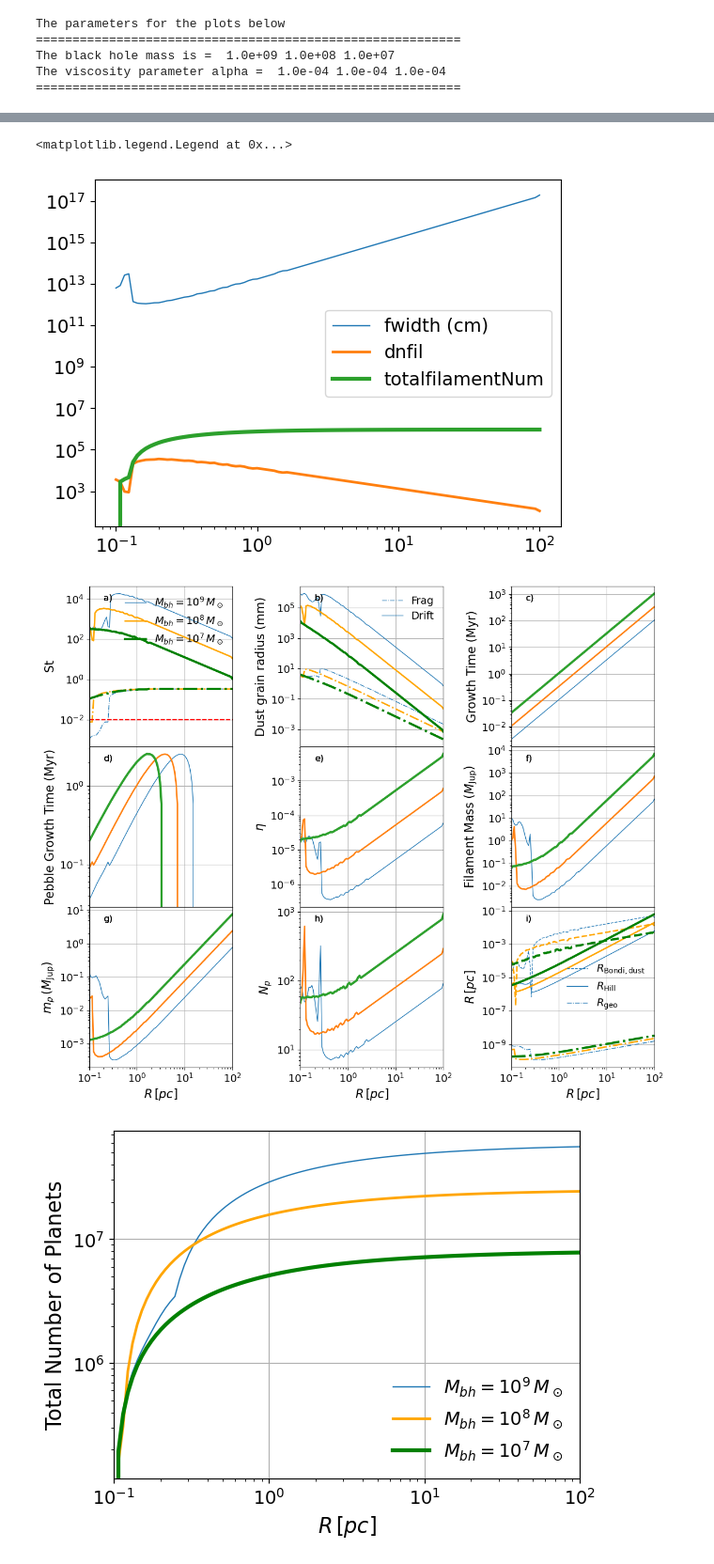
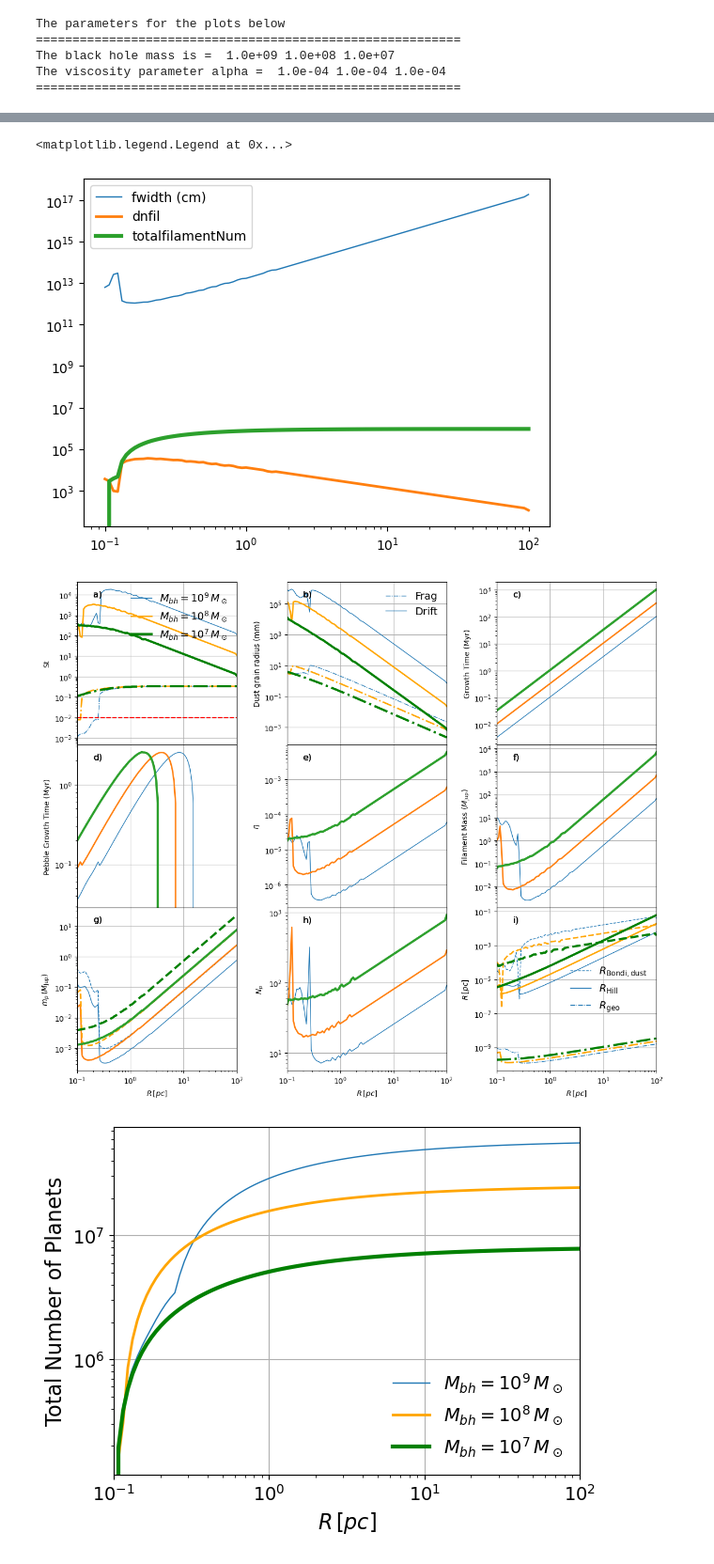
Before and after one commit to mbhupe/EmbeddedAGN, a Jupyter notebook: planetsAGN-magnetic_work.ipynb, the cells around one changed output, grey strips where cells are left out. Shown at 94% size. Drawn from its saved outputs; the diff is of its cells as text; code cells hidden in the pictures.

Commit message:
Add files via upload
Liu+20 planet mmin updated

```diff
--- a/planetsAGN-magnetic_work.ipynb
+++ b/planetsAGN-magnetic_work.ipynb
@@ -367,7 +367,11 @@ def readstreamingInstability(alpha,Mbh):
     rmax = np.max(r)
     totaldustmass = np.pi*(rmax**2 - rmin**2)*Sigma*Zfil
     # print(totaldustmass)
+    gravityparamater = (4.*np.pi*G*rho/Omega**2.)
+
     mmin  = 1/9. * (alpha/(St*Sc))**1.5 * h**3 * M #Klahr+2020
+
+    mmin_Liu = 3.7e-9*(Z/0.02)**0.5 *(gravityparamater/np.pi)**1.5*(h/0.05)**3. * M #Liu, B.+ 2020
 
     Ntot  = filament_mass/mmin
 
@@ -412,6 +416,7 @@ def readstreamingInstability(alpha,Mbh):
              'filamentmass': ["Filament Mass $(M_\mathrm{Jup})$", filament_mass/Mjup],
              'roche_density': ["Roche Density", roche_density],
              'mmin/Mjup': ["$m_p\,(M_\mathrm{Jup})$", mmin/Mjup],
+             'mminLiu/Mjup': ["$m_{p,Liu}\,(M_\mathrm{Jup})$", mmin_Liu/Mjup],
              'Rgeo': [r"$R\,[pc]$", Rgeo/pc],
              'RBondi_gas': [r"$R\,[pc]$", RBondi_gas/pc],
              'RBondi_dust': [r"$R\,[pc]$", RBondi_dust/pc],
@@ -446,7 +451,7 @@ plt.yscale('log')
 plt.legend()
 # %% [output]
 <matplotlib.legend.Legend at 0x...>
-[figure, old version]
+[figure, new version]
 # %%
 f, ax = plt.subplots(3, 3, figsize=(12, 10), sharex=True, gridspec_kw=dict(hspace=0), tight_layout=True)
 def plotstreaming(param,color,lw,variable,counter,cutr):
@@ -467,6 +472,8 @@ def plotstreaming(param,color,lw,variable,counter,cutr):
     #ax[1][2].plot(param['rrs'][1][cutr:], param['roche_density'][1][cutr:],lw=lw)
 
     ax[2][0].plot(param['rrs'][1][cutr:], param['mmin/Mjup'][1][cutr:],lw=lw)
+    ax[2][0].plot(param['rrs'][1][cutr:], param['mminLiu/Mjup'][1][cutr:],lw=lw,linestyle='--',color=color)
+
 
     ax[2][1].plot(param['rrs'][1][cutr:], param['Ntot (Filament Mass) '][1][cutr:],lw=lw)
     ax[2][2].plot(param['rrs'][1][cutr:], param['RBondi_dust'][1][cutr:],color=color,lw=lw,linestyle='--',label=r'$R_{\rm Bondi,dust}$')
@@ -502,34 +509,34 @@ def plotstreaming(param,color,lw,variable,counter,cutr):
     ax[0][0].text(0.1, 0.95, "a)",transform=ax[0][0].transAxes, fontsize=12,va="top")
     ax[0][1].text(0.1, 0.95, "b)",transform=ax[0][1].transAxes, fontsize=12,va="top")
     ax[0][2].text(0.1, 0.95, "c)",transform=ax[0][2].transAxes, fontsize=12,va="top")
     ax[1][0].text(0.1, 0.95, "d)",transform=ax[1][0].transAxes, fontsize=12,va="top")
     ax[1][1].text(0.1, 0.95, "e)",transform=ax[1][1].transAxes, fontsize=12,va="top")
     ax[1][2].text(0.1, 0.95, "f)",transform=ax[1][2].transAxes, fontsize=12,va="top")
     ax[2][0].text(0.1, 0.95, "g)",transform=ax[2][0].transAxes, fontsize=12,va="top")
     ax[2][1].text(0.1, 0.95, "h)",transform=ax[2][1].transAxes, fontsize=12,va="top")
     ax[2][2].text(0.1, 0.95, "i)",transform=ax[2][2].transAxes, fontsize=12,va="top")
 
     plt.setp(ax,yscale='log',xscale='log')
 
     for i in range(3):
         for j in range(3):
             ax[i][j].grid()
             # ax[i][j].axvline(ragn /rs, -100, 100,color='r',ls='dashed')
             ax[i][j].set_xlim(1e-1,1e2)
     param = {}
 
 plotstreaming(data1,'#1f77b4',1,plotvar[0],0,cutr)
 plotstreaming(data2,'Orange',2,plotvar[1],1,cutr)
 plotstreaming(data3,'Green',3,plotvar[2],2,cutr)
 if(plotvar == variablealpha):
     plt.savefig("streamingInstability_alphavar_mbh1e6_zoom.png",format='png',transparent='True',bbox_inches='tight')
     plt.savefig("streamingInstability_alphavar_mbh1e6_zoom.pdf",format='pdf',transparent='True',bbox_inches='tight')
 if(plotvar == variablembh):
     plt.savefig("streamingInstability_alpha1em4_mbhvar_zoom.png",format='png',transparent='True',bbox_inches='tight')
     plt.savefig("streamingInstability_alpha1em4_mbhvar_zoom.pdf",format='pdf',transparent='True',bbox_inches='tight')
 plt.show()
 # %% [output]
-[figure, old version]
+[figure, new version]
 # %%
 plt.plot(data1['rrs'][1][cutr:], data1['totalplanets'][1][cutr:],color='#1f77b4',lw=1,label=variablembh[0])
 plt.plot(data1['rrs'][1][cutr:], data2['totalplanets'][1][cutr:],color='Orange',lw=2, label=variablembh[1])
```
Also changed, not shown: parts of 3 cells of this notebook.
